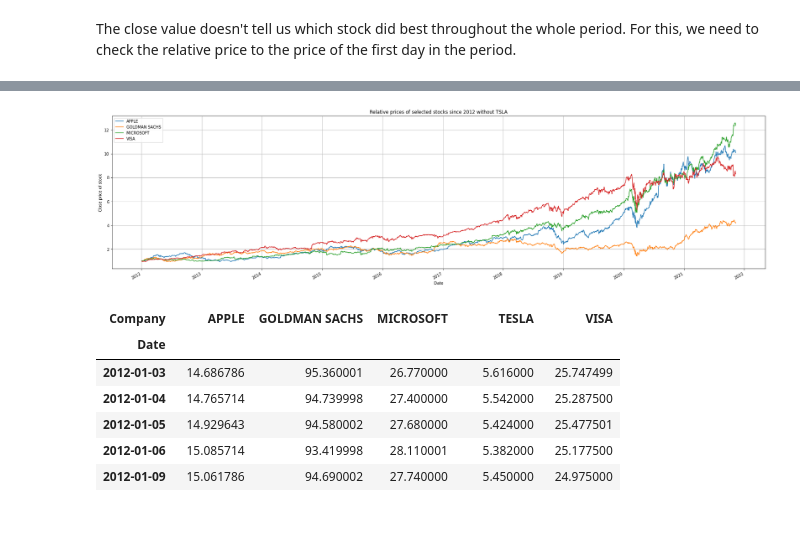
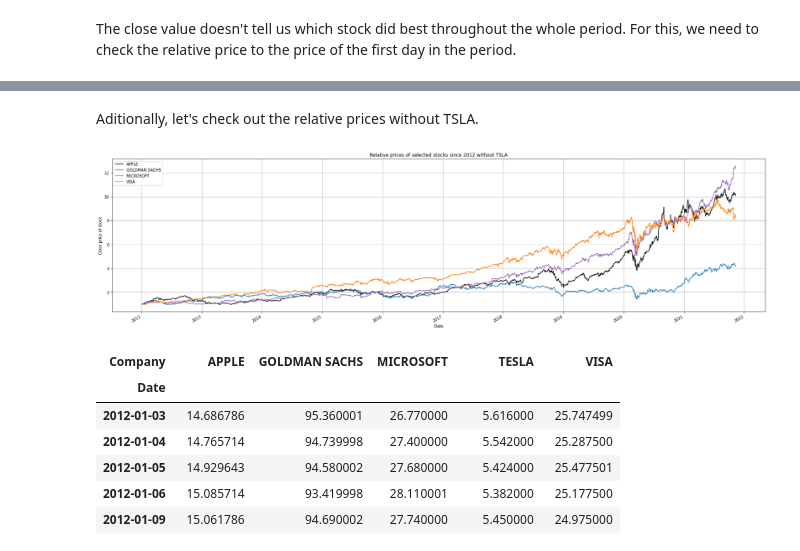
Before and after one commit to bindas1/PortfolioOptimizer, a Jupyter notebook: PortfolioOptimizer.ipynb, the cells around one changed output, grey strips where cells are left out. Saved outputs shown, nothing was run; the diff lists cells and outputs as text; code cells hidden in the pictures; blank space fills up the shorter version.

Commit message:
clean code and matching colors, add syntax for GA

```diff
--- a/PortfolioOptimizer.ipynb
+++ b/PortfolioOptimizer.ipynb
@@ -103,15 +69,17 @@ stock_df = pd.DataFrame()
 
 for df in data_frames:
     stock_df = pd.concat([stock_df, df])
+# %%
+# make dictionary with colors so that the graphs aren't confused later on
+colors_dict = {"MICROSOFT":"tab:purple" , "VISA":"tab:orange", "APPLE":"black", "TESLA":"tab:red", "GOLDMAN SACHS":"tab:blue"}
 # %%
 fig, ax = plt.subplots(figsize=(30,8))
 
 for key, grp in stock_df.groupby(['Company']):
-    ax = grp.plot(ax=ax, kind='line', x='Date', y='Close', label=key)
+    ax = grp.plot(ax=ax, kind='line', x='Date', y='Close', label=key, grid=True, c=colors_dict[key])
 
 plt.legend(loc='best')
 plt.title("Prices of selected stocks since 2012")
 plt.ylabel("Close price of stock")
-plt.grid()
 plt.show()
 # %% [output]
@@ -122,11 +90,10 @@ The close value doesn't tell us which stock did best throughout the whole period
 fig, ax = plt.subplots(figsize=(30,8))
 
 for key, grp in stock_df.groupby(['Company']):
-    ax = grp.plot(ax=ax, kind='line', x='Date', y='Rel_price', label=key)
+    ax = grp.plot(ax=ax, kind='line', x='Date', y='Rel_price', label=key, grid=True, c=colors_dict[key])
 
 plt.legend(loc='best')
 plt.title("Relative prices of selected stocks since 2012")
 plt.ylabel("Close price of stock")
-plt.grid()
 plt.show()
 # %% [output]
@@ -137,0 +105,10 @@ First let's see the relative prices without TSLA.
+# %%
+fig, ax = plt.subplots(figsize=(30,8))
+
+for key, grp in stock_df.groupby(['Company']):
+    ax = grp.plot(ax=ax, kind='line', x='Date', y='Rel_price', label=key, grid=True, c=colors_dict[key], logy=True)
+
+plt.legend(loc='best')
+plt.title("Relative prices of selected stocks since 2012")
+plt.ylabel("Close price of stock")
+plt.show()
@@ -138,16 +117,17 @@ First let's see the relative prices without TSLA.
+# %% [markdown]
+Aditionally, let's check out the relative prices without TSLA.
 # %%
 fig, ax = plt.subplots(figsize=(30,8))
 
 for key, grp in stock_df.groupby(['Company']):
     if key != "TESLA":
-        ax = grp.plot(ax=ax, kind='line', x='Date', y='Rel_price', label=key)
+        ax = grp.plot(ax=ax, kind='line', x='Date', y='Rel_price', label=key, grid=True, c=colors_dict[key])
 
 plt.legend(loc='best')
 plt.title("Relative prices of selected stocks since 2012 without TSLA")
 plt.ylabel("Close price of stock")
-plt.grid()
 plt.show()
 # %% [output]
-[figure, old version]
+[figure, new version]
 # %%
 # could be useful later on
```
Also changed, not shown: parts of 18 cells of this notebook.
